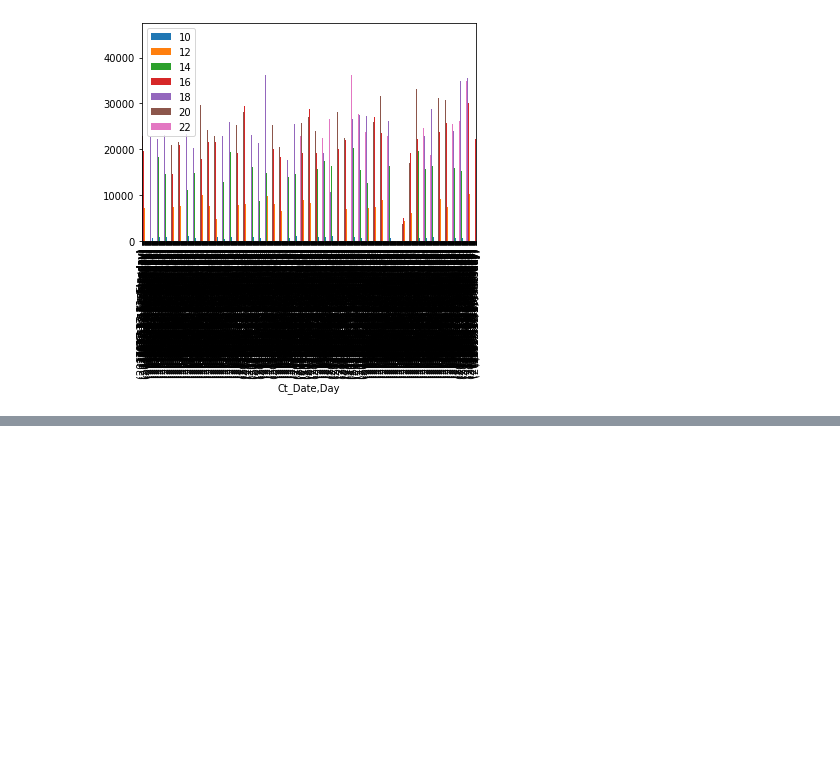
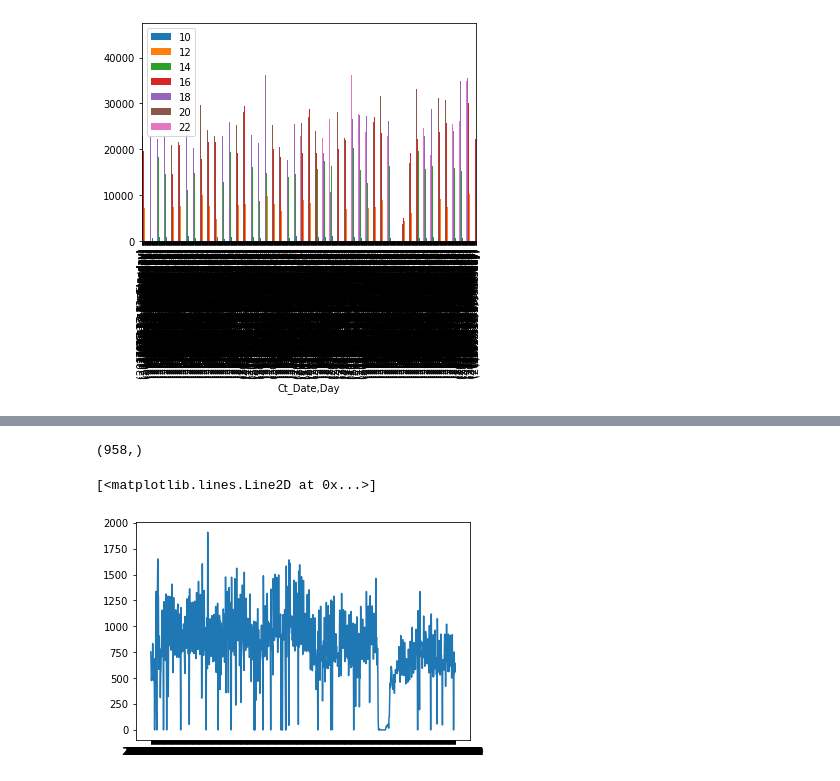
Before and after one commit to sreeniedp/Data-Science-Projects, a Jupyter notebook: sorted_data.ipynb, the cells around one changed output, grey strips where cells are left out. Cells and saved outputs as stored; diff of their text form; code cells hidden in the pictures; blank space fills up the shorter version.

```diff
--- a/sorted_data.ipynb
+++ b/sorted_data.ipynb
@@ -92,0 +157,4 @@ plt.figure(); df_pvt.plot(kind='bar'); plt.legend(loc='best')
+# %%
+df=df[['Ct_Date','Ct_Time','GLPLNOS']]
+# %%
+df1_pvt=pd.pivot_table(df.reset_index(),index=['Ct_Date'],columns=['Ct_Time'],values='GLPLNOS', aggfunc='sum', fill_value=0)
@@ -92,0 +178,6 @@ plt.figure(); df_pvt.plot(kind='bar'); plt.legend(loc='best')
+# %%
+df10=df1_pvt.iloc[:,0]
+# %%
+df10.shape
+# %% [output]
+(958,)
@@ -92,0 +187,5 @@ plt.figure(); df_pvt.plot(kind='bar'); plt.legend(loc='best')
+# %%
+plt.plot(df10)
+# %% [output]
+[<matplotlib.lines.Line2D at 0x...>]
+[figure, added]
```
Also changed, not shown: parts of 32 cells of this notebook.
